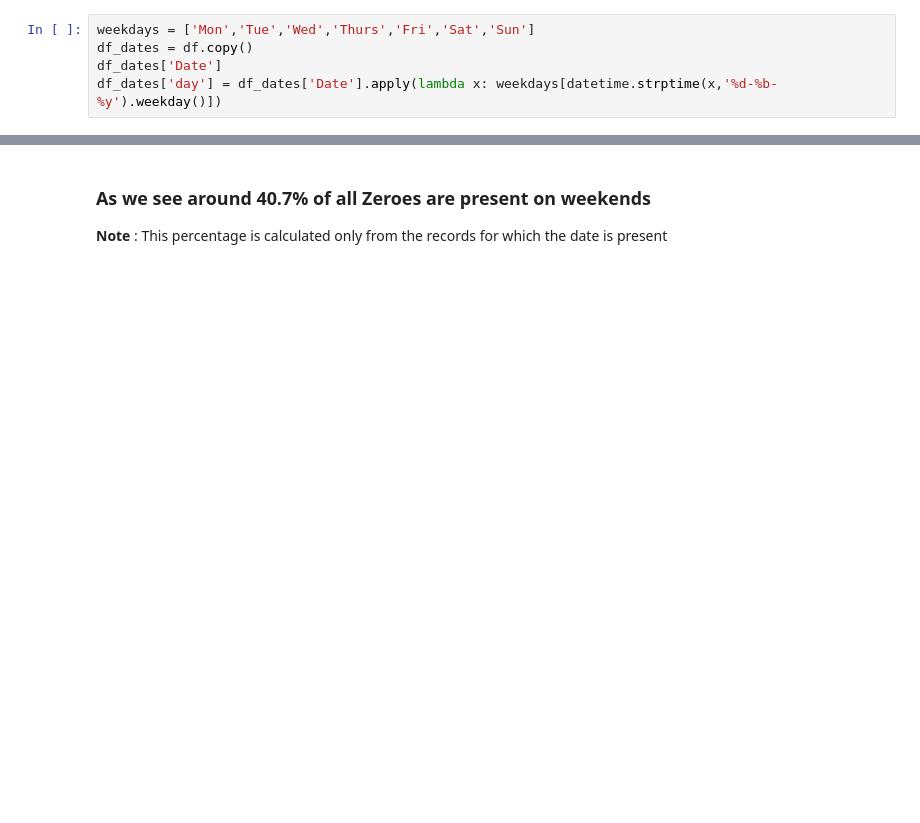
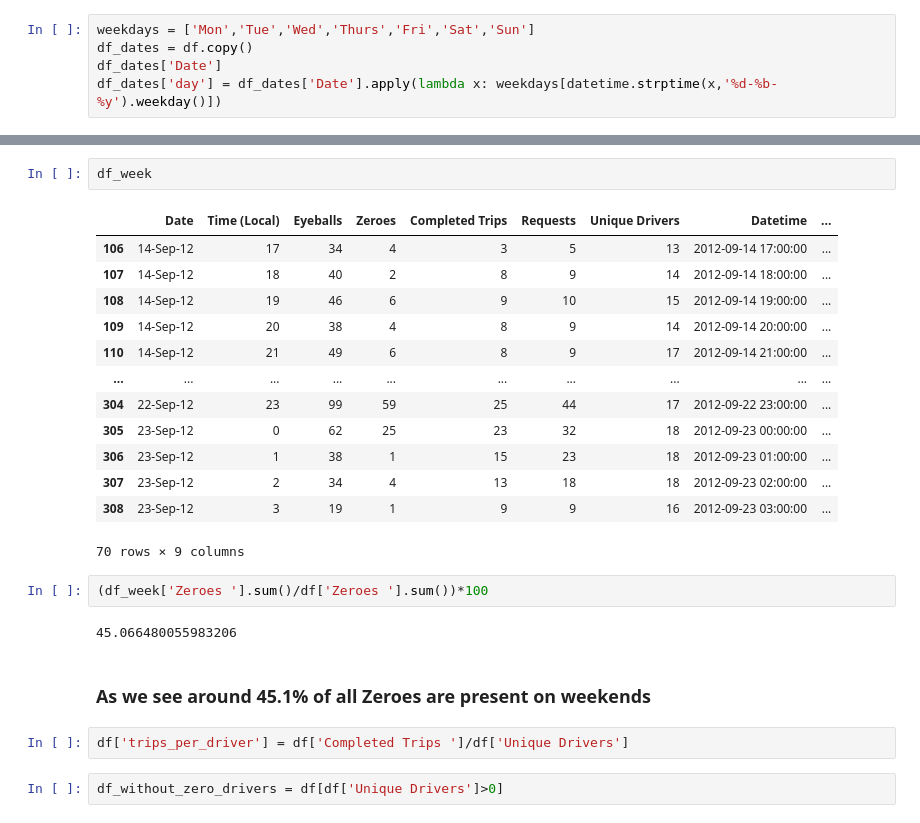
Before and after one commit to utkarsshhh/cab-demand-analysis, a Jupyter notebook: Untitled.ipynb, the cells around one changed output, grey strips where cells are left out. Cells and saved outputs as stored; diff of their text form; blank space fills up the shorter version.

```diff
--- a/Untitled.ipynb
+++ b/Untitled.ipynb
@@ -192,3 +202,26 @@ df_dates.loc[df_dates['day'].isin(['Sat','Sun'])]['Zeroes '].sum()/df_dates['Zer
+# %%
+df_week
+# %% [output]
+|  | Date | Time (Local) | Eyeballs | Zeroes | Completed Trips | Requests | Unique Drivers | Datetime | ... |
+| 106 | 14-Sep-12 | 17 | 34 | 4 | 3 | 5 | 13 | 2012-09-14 17:00:00 | ... |
+| 107 | 14-Sep-12 | 18 | 40 | 2 | 8 | 9 | 14 | 2012-09-14 18:00:00 | ... |
+| 108 | 14-Sep-12 | 19 | 46 | 6 | 9 | 10 | 15 | 2012-09-14 19:00:00 | ... |
+| 109 | 14-Sep-12 | 20 | 38 | 4 | 8 | 9 | 14 | 2012-09-14 20:00:00 | ... |
+| 110 | 14-Sep-12 | 21 | 49 | 6 | 8 | 9 | 17 | 2012-09-14 21:00:00 | ... |
+| ... | ... | ... | ... | ... | ... | ... | ... | ... | ... |
+| 304 | 22-Sep-12 | 23 | 99 | 59 | 25 | 44 | 17 | 2012-09-22 23:00:00 | ... |
+| 305 | 23-Sep-12 | 0 | 62 | 25 | 23 | 32 | 18 | 2012-09-23 00:00:00 | ... |
+| 306 | 23-Sep-12 | 1 | 38 | 1 | 15 | 23 | 18 | 2012-09-23 01:00:00 | ... |
+| 307 | 23-Sep-12 | 2 | 34 | 4 | 13 | 18 | 18 | 2012-09-23 02:00:00 | ... |
+| 308 | 23-Sep-12 | 3 | 19 | 1 | 9 | 9 | 16 | 2012-09-23 03:00:00 | ... |
+70 rows × 9 columns
+# %%
+(df_week['Zeroes '].sum()/df['Zeroes '].sum())*100
+# %% [output]
+45.066480055983206
 # %% [markdown]
-### As we see around 40.7% of all Zeroes are present on weekends
-__Note__ : This percentage is calculated only from the records for which the date is present
+### As we see around 45.1% of all Zeroes are present on weekends
+# %%
+df['trips_per_driver'] = df['Completed Trips ']/df['Unique Drivers']
+# %%
+df_without_zero_drivers = df[df['Unique Drivers']>0]
```
Also changed, not shown: parts of 12 cells of this notebook.
